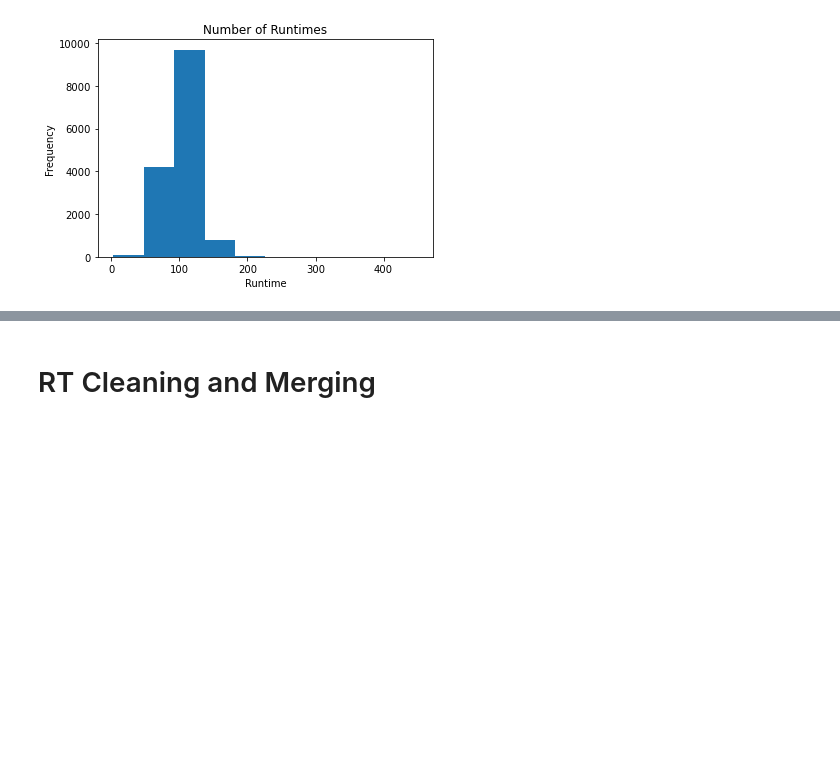
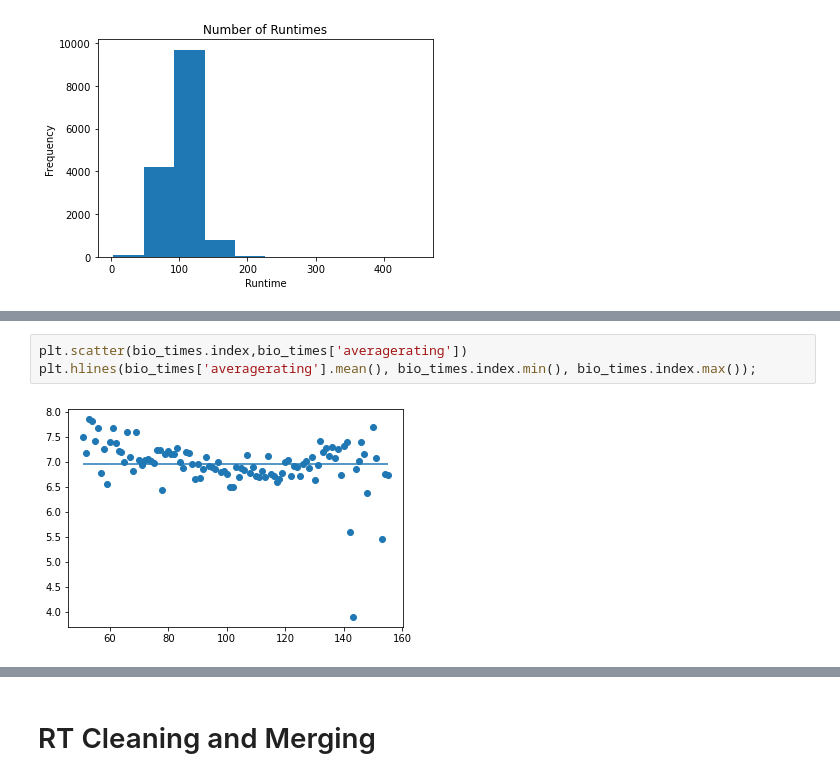
Before and after one commit to NelGen/NG-Msoft-Movie-Project, a Jupyter notebook: ScrapBook.ipynb, the cells around one changed output, grey strips where cells are left out. Saved outputs shown, nothing was run; the diff lists cells and outputs as text; blank space fills up the shorter version.

```diff
--- a/ScrapBook.ipynb
+++ b/ScrapBook.ipynb
@@ -519,0 +626,5 @@ plt.title("Number of Runtimes");
+# %%
+plt.scatter(bio_times.index,bio_times['averagerating'])
+plt.hlines(bio_times['averagerating'].mean(), bio_times.index.min(), bio_times.index.max());
+# %% [output]
+[figure, added]
```
Also changed, not shown: parts of 30 cells of this notebook.
